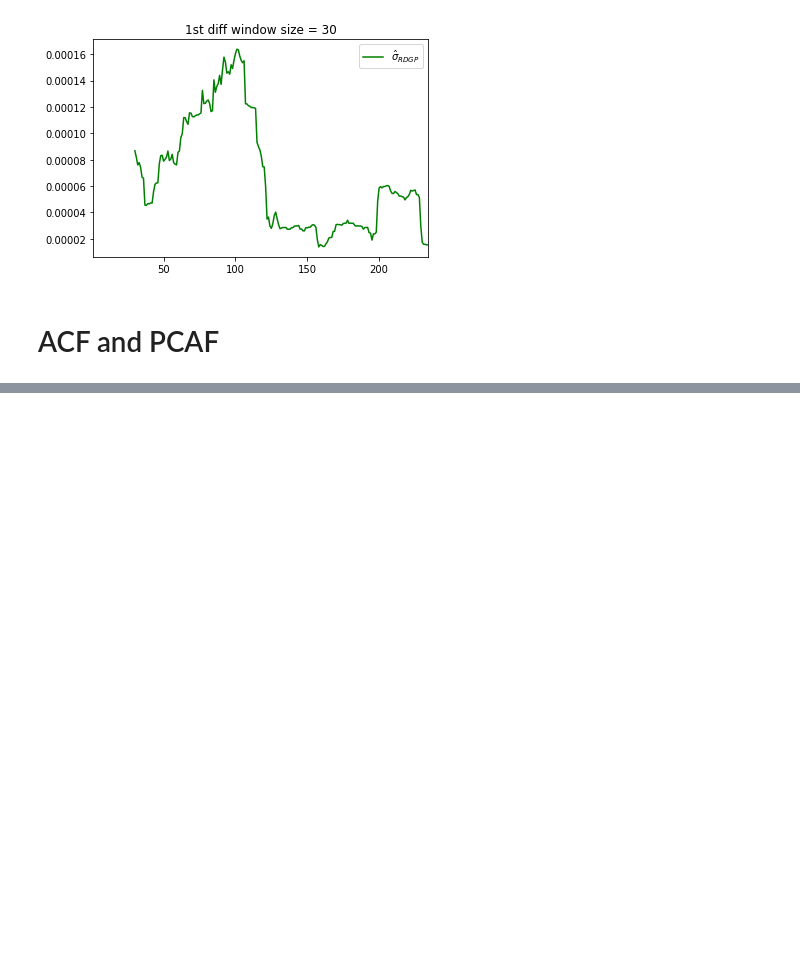
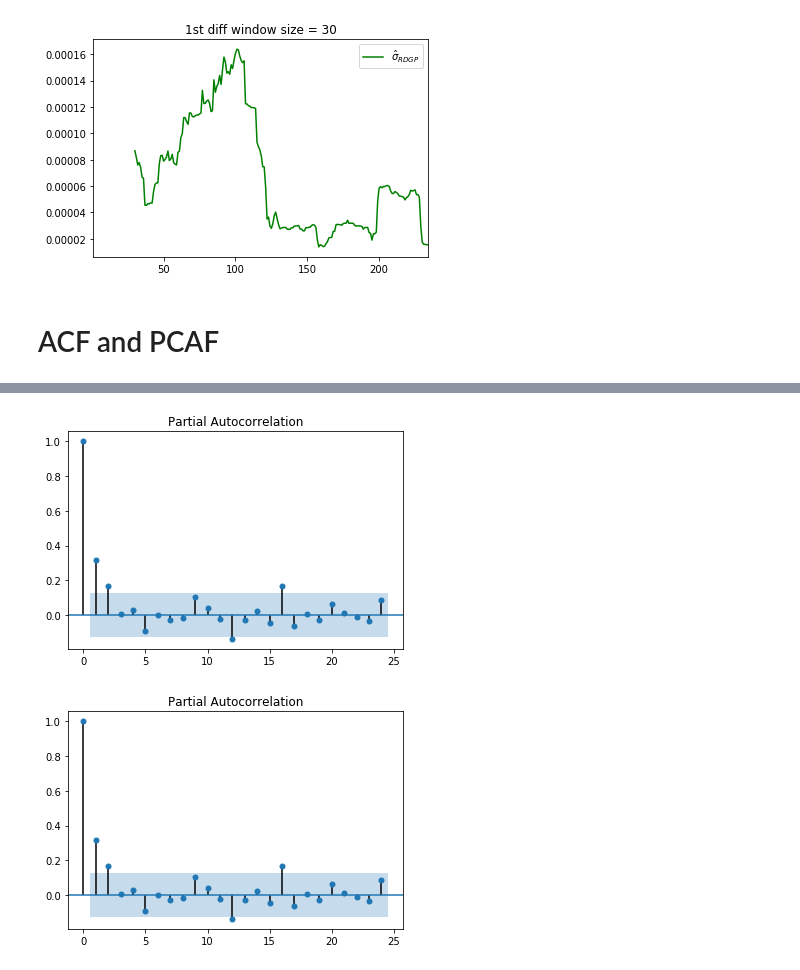
Before and after one commit to karasikHacker/econ571ps2, a Jupyter notebook: ps2.ipynb, the cells around one changed output, grey strips where cells are left out. Drawn from its saved outputs; the diff is of its cells as text; code cells hidden in the pictures; blank space fills up the shorter version.

```diff
--- a/ps2.ipynb
+++ b/ps2.ipynb
@@ -137,0 +143,5 @@ from statsmodels.graphics.tsaplots import plot_pacf
+# %%
+plot_pacf(diff1)
+# %% [output]
+[figure, added]
+[figure, added]
```
Also changed, not shown: parts of 1 cell of this notebook, 2 other files.
